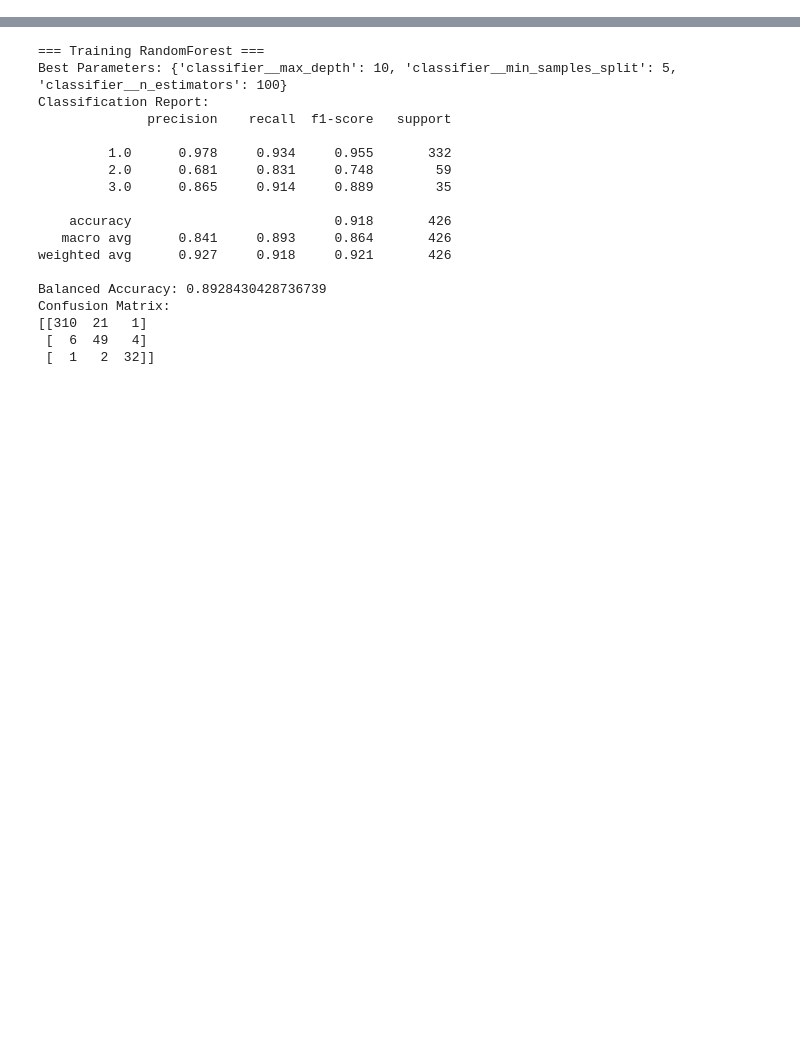
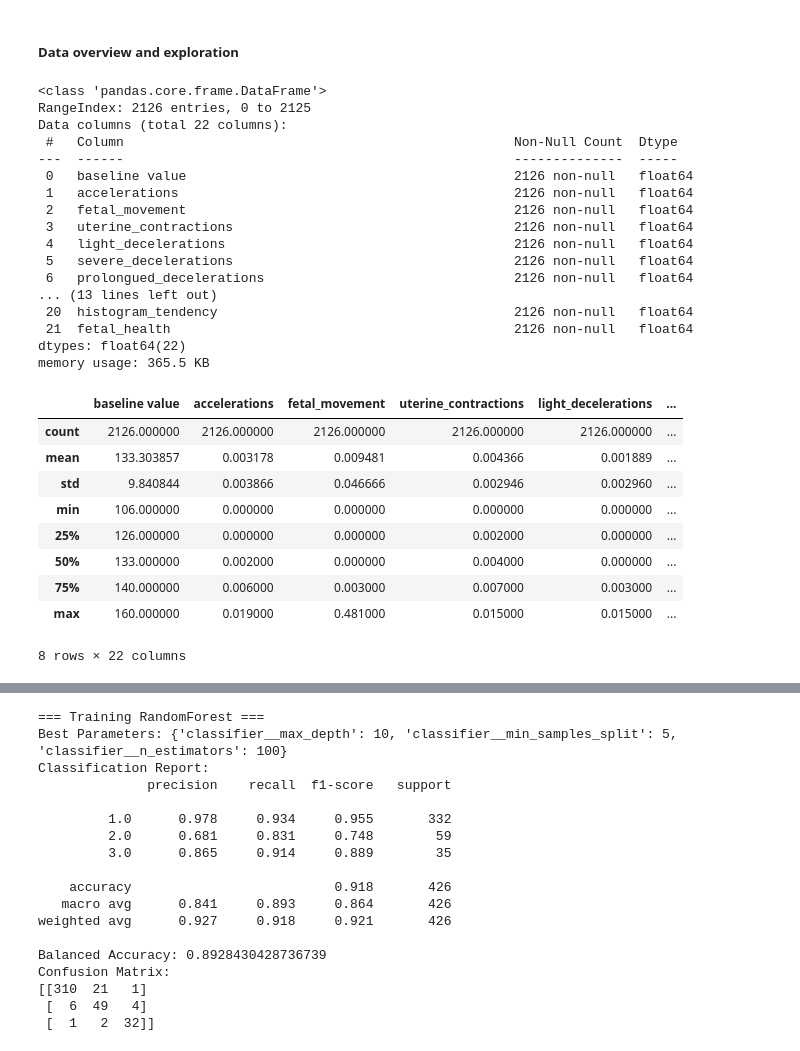
Before and after one commit to nilsostertag/FetalHealthClassification, a Jupyter notebook: src/fetal_health.ipynb, the cells around one changed output, grey strips where cells are left out. Saved outputs shown, nothing was run; the diff lists cells and outputs as text; code cells hidden in the pictures; blank space fills up the shorter version.

```diff
--- a/src/fetal_health.ipynb
+++ b/src/fetal_health.ipynb
@@ -17,3 +17,38 @@ from imblearn.pipeline import Pipeline as ImbPipeline
 # %%
 # Data import
 df = pd.read_csv('../data/fetal_health.csv')
+# %% [markdown]
+##### Data overview and exploration
+# %%
+# Overview data availability and quality
+df.head()
+df.info()
+df.describe()
+# %% [output]
+<class 'pandas.core.frame.DataFrame'>
+RangeIndex: 2126 entries, 0 to 2125
+Data columns (total 22 columns):
+ #   Column                                                  Non-Null Count  Dtype
+---  ------                                                  --------------  -----
+ 0   baseline value                                          2126 non-null   float64
+ 1   accelerations                                           2126 non-null   float64
+ 2   fetal_movement                                          2126 non-null   float64
+ 3   uterine_contractions                                    2126 non-null   float64
+ 4   light_decelerations                                     2126 non-null   float64
+ 5   severe_decelerations                                    2126 non-null   float64
+ 6   prolongued_decelerations                                2126 non-null   float64
+... (13 lines left out)
+ 20  histogram_tendency                                      2126 non-null   float64
+ 21  fetal_health                                            2126 non-null   float64
+dtypes: float64(22)
+memory usage: 365.5 KB
+|  | baseline value | accelerations | fetal_movement | uterine_contractions | light_decelerations | ... |
+| count | 2126.000000 | 2126.000000 | 2126.000000 | 2126.000000 | 2126.000000 | ... |
+| mean | 133.303857 | 0.003178 | 0.009481 | 0.004366 | 0.001889 | ... |
+| std | 9.840844 | 0.003866 | 0.046666 | 0.002946 | 0.002960 | ... |
+| min | 106.000000 | 0.000000 | 0.000000 | 0.000000 | 0.000000 | ... |
+| 25% | 126.000000 | 0.000000 | 0.000000 | 0.002000 | 0.000000 | ... |
+| 50% | 133.000000 | 0.002000 | 0.000000 | 0.004000 | 0.000000 | ... |
+| 75% | 140.000000 | 0.006000 | 0.003000 | 0.007000 | 0.003000 | ... |
+| max | 160.000000 | 0.019000 | 0.481000 | 0.015000 | 0.015000 | ... |
+8 rows × 22 columns
```
Also changed, not shown: parts of 3 cells of this notebook.
